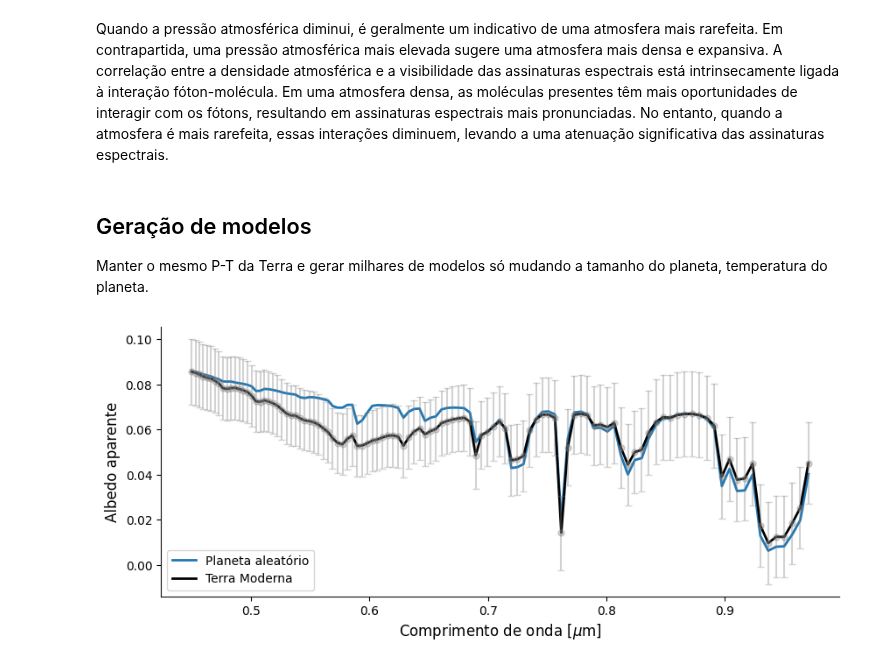
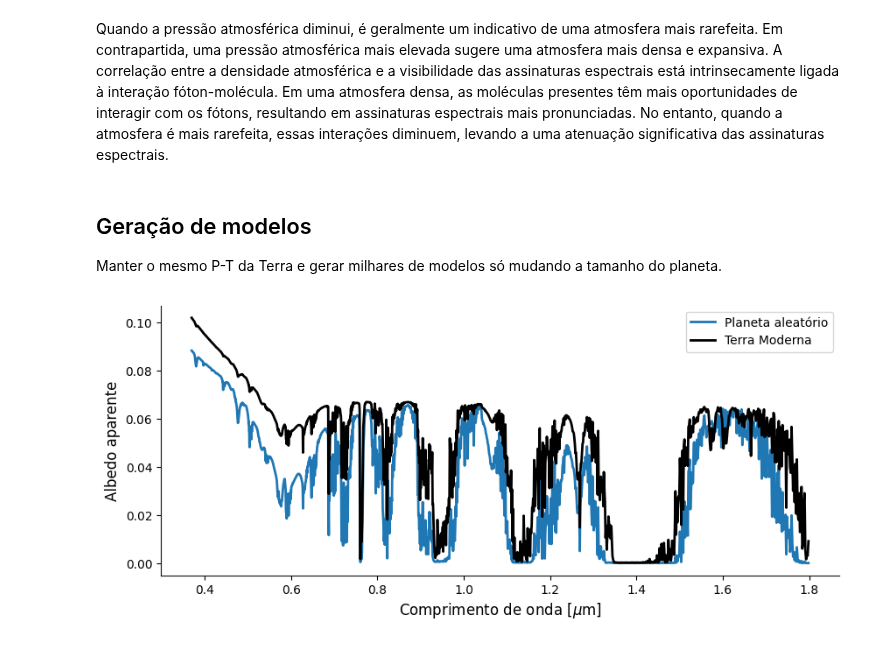
Before and after one commit to SarahBarbosa/geexhp, a Jupyter notebook: notebooks/terra_moderna.ipynb, the cells around one changed output. Drawn from its saved outputs; the diff is of its cells as text; code cells hidden in the pictures.

```diff
--- a/notebooks/terra_moderna.ipynb
+++ b/notebooks/terra_moderna.ipynb
@@ -304,0 +387,6 @@ Connected to PSG with success.
+# %%
+## DOCKER
+# URL = 10.2.180.164
+# user = stellarteam
+# senha = pal3_blue_dot
+psg = pypsg.PSG(timeout_seconds = 20)
@@ -374,17 +456,19 @@ Quando a pressão atmosférica diminui, é geralmente um indicativo de uma atmos
 # %% [markdown]
 ## Geração de modelos
 
-Manter o mesmo P-T da Terra e gerar milhares de modelos só mudando a tamanho do planeta, temperatura do planeta.
+Manter o mesmo P-T da Terra e gerar milhares de modelos só mudando a tamanho do planeta.
-# %%
-aleatorio = config.copy()
-config_aleatorio(aleatorio)
-resultado_random = psg.run(aleatorio)
 # %%
+#for aleatorio in range(3):
+
+#    aleatorio = config.copy()
+#    config_aleatorio(aleatorio, mod_telescopio = True)
+#    resultado_random = psg.run(aleatorio)
+
 spectrum_random = EspectroAnalise(resultado_random)
 
-fig, ax = plt.subplots()
-ax = spectrum_random.plotar_espectro(ax = ax, label = "Planeta aleatório", mostrar_erro = False, cor_linha = "tab:blue")
-ax = spectrum.plotar_espectro(ax=ax, label = "Terra Moderna", mostrar_erro = True, cor_linha = "black")
+_, ax = plt.subplots()
+spectrum_random.plotar_espectro(ax = ax, label = "Planeta aleatório", cor_linha = "tab:blue")
+spectrum.plotar_espectro(ax = ax, label = "Terra Moderna", cor_linha = "black")
 ax.legend();
 # %% [output]
-[figure, old version]
+[figure, new version]
```
Also changed, not shown: parts of 12 cells of this notebook.
